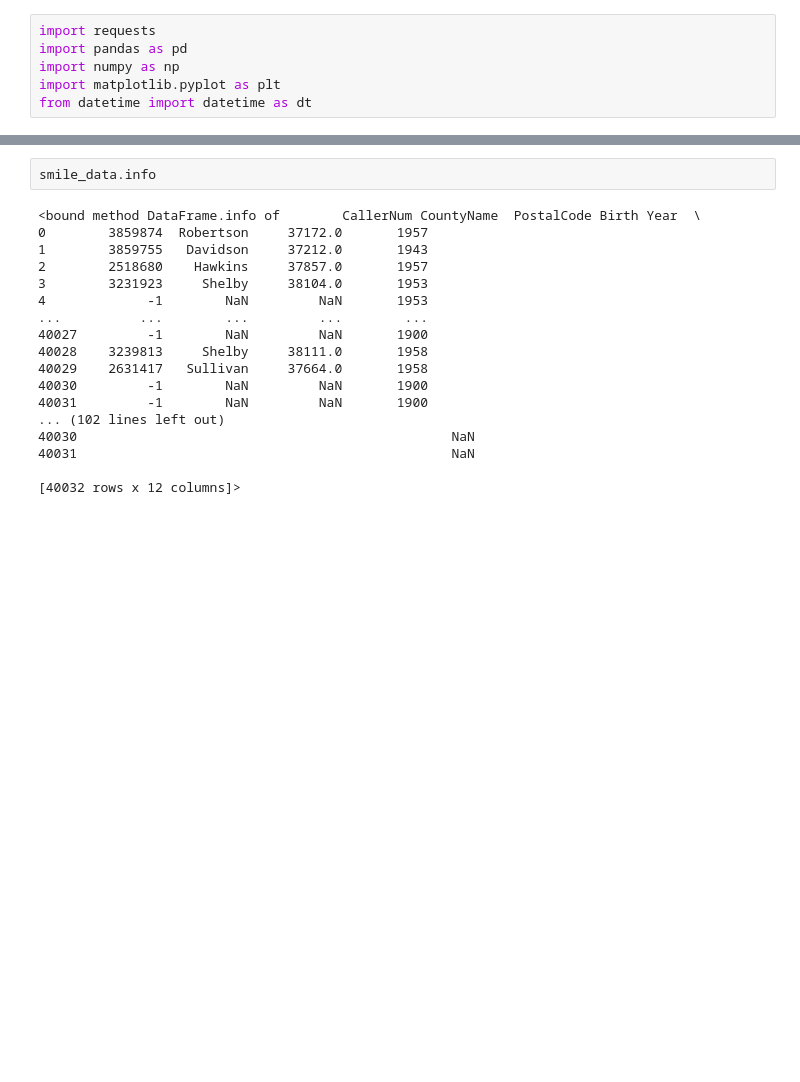
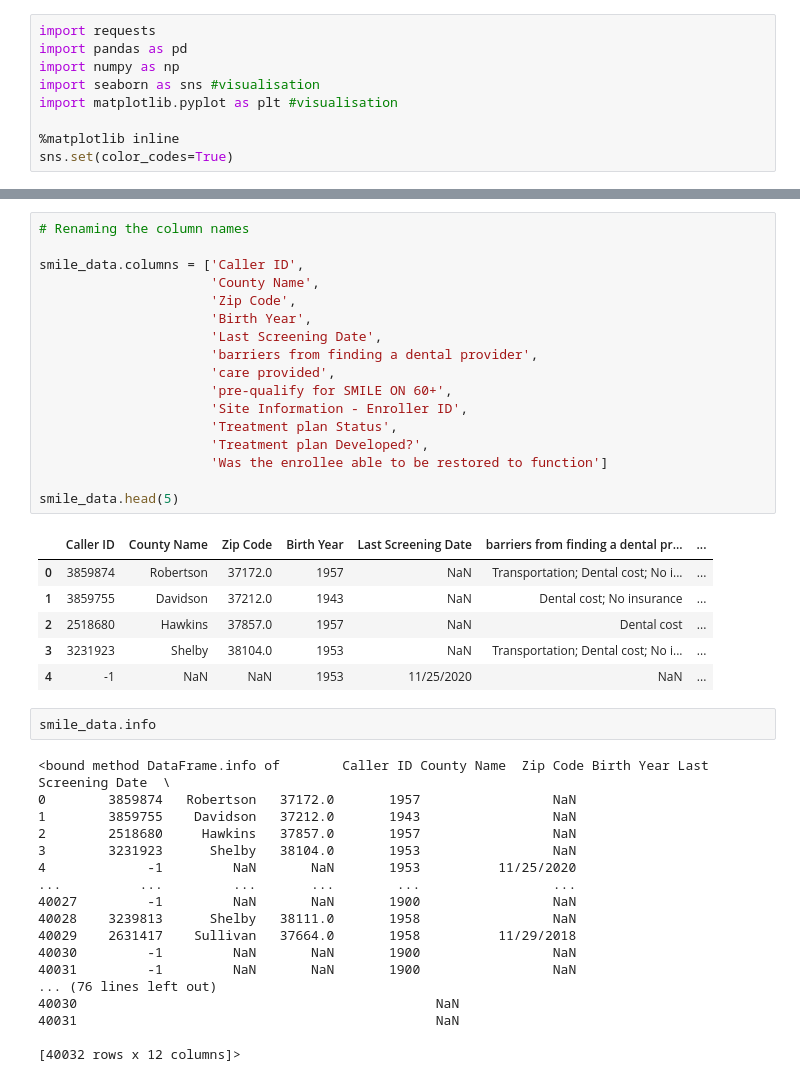
Before and after one commit to abcarlisle22/smile-on-lava-girl, a Jupyter notebook: Notebook/SmileOn_Project.ipynb, the cells around one changed output, grey strips where cells are left out. Drawn from its saved outputs; the diff is of its cells as text; blank space fills up the shorter version.

```diff
--- a/Notebook/SmileOn_Project.ipynb
+++ b/Notebook/SmileOn_Project.ipynb
@@ -2,8 +2,11 @@
 import requests
 import pandas as pd
 import numpy as np
-import matplotlib.pyplot as plt
-from datetime import datetime as dt
+import seaborn as sns #visualisation
+import matplotlib.pyplot as plt #visualisation
+
+%matplotlib inline
+sns.set(color_codes=True)
 # %%
 smile_data = pd.read_csv('../data/SmileOn.csv', parse_dates=['SMILE ON 60+ Screening - Last Screening Date'], skiprows = 2,  usecols = ['CallerNum',
                                                                                                                                         'CountyName',
@@ -25,23 +28,47 @@ smile_data.head()
 | 2 | 2518680 | Hawkins | 37857.0 | 1957 | NaN | Dental cost | ... |
 | 3 | 3231923 | Shelby | 38104.0 | 1953 | NaN | Transportation; Dental cost; No i... | ... |
 | 4 | -1 | NaN | NaN | 1953 | 11/25/2020 | NaN | ... |
+# %%
+# Renaming the column names
+
+smile_data.columns = ['Caller ID',
+                      'County Name',
+                      'Zip Code',
+                      'Birth Year',
+                      'Last Screening Date',
+                      'barriers from finding a dental provider',
+                      'care provided',
+                      'pre-qualify for SMILE ON 60+',
+                      'Site Information - Enroller ID',
+                      'Treatment plan Status',
+                      'Treatment plan Developed?',
+                      'Was the enrollee able to be restored to function']
+
+smile_data.head(5)
+# %% [output]
+|  | Caller ID | County Name | Zip Code | Birth Year | Last Screening Date | barriers from finding a dental pr... | ... |
+| 0 | 3859874 | Robertson | 37172.0 | 1957 | NaN | Transportation; Dental cost; No i... | ... |
+| 1 | 3859755 | Davidson | 37212.0 | 1943 | NaN | Dental cost; No insurance | ... |
+| 2 | 2518680 | Hawkins | 37857.0 | 1957 | NaN | Dental cost | ... |
+| 3 | 3231923 | Shelby | 38104.0 | 1953 | NaN | Transportation; Dental cost; No i... | ... |
+| 4 | -1 | NaN | NaN | 1953 | 11/25/2020 | NaN | ... |
 # %%
 smile_data.info
 # %% [output]
-<bound method DataFrame.info of        CallerNum CountyName  PostalCode Birth Year  \
-0        3859874  Robertson     37172.0       1957
-1        3859755   Davidson     37212.0       1943
-2        2518680    Hawkins     37857.0       1957
-3        3231923     Shelby     38104.0       1953
-4             -1        NaN         NaN       1953
-...          ...        ...         ...        ...
-40027         -1        NaN         NaN       1900
-40028    3239813     Shelby     38111.0       1958
-40029    2631417   Sullivan     37664.0       1958
-40030         -1        NaN         NaN       1900
-40031         -1        NaN         NaN       1900
-... (102 lines left out)
-40030                                                NaN
-40031                                                NaN
+<bound method DataFrame.info of        Caller ID County Name  Zip Code Birth Year Last Screening Date  \
+0        3859874   Robertson   37172.0       1957                 NaN
+1        3859755    Davidson   37212.0       1943                 NaN
+2        2518680     Hawkins   37857.0       1957                 NaN
+3        3231923      Shelby   38104.0       1953                 NaN
+4             -1         NaN       NaN       1953          11/25/2020
+...          ...         ...       ...        ...                 ...
+40027         -1         NaN       NaN       1900                 NaN
+40028    3239813      Shelby   38111.0       1958                 NaN
+40029    2631417    Sullivan   37664.0       1958          11/29/2018
+40030         -1         NaN       NaN       1900                 NaN
+40031         -1         NaN       NaN       1900                 NaN
+... (76 lines left out)
+40030                                              NaN
+40031                                              NaN
 
 [40032 rows x 12 columns]>
```
Also changed, not shown: parts of 15 cells of this notebook, 1 other file.
